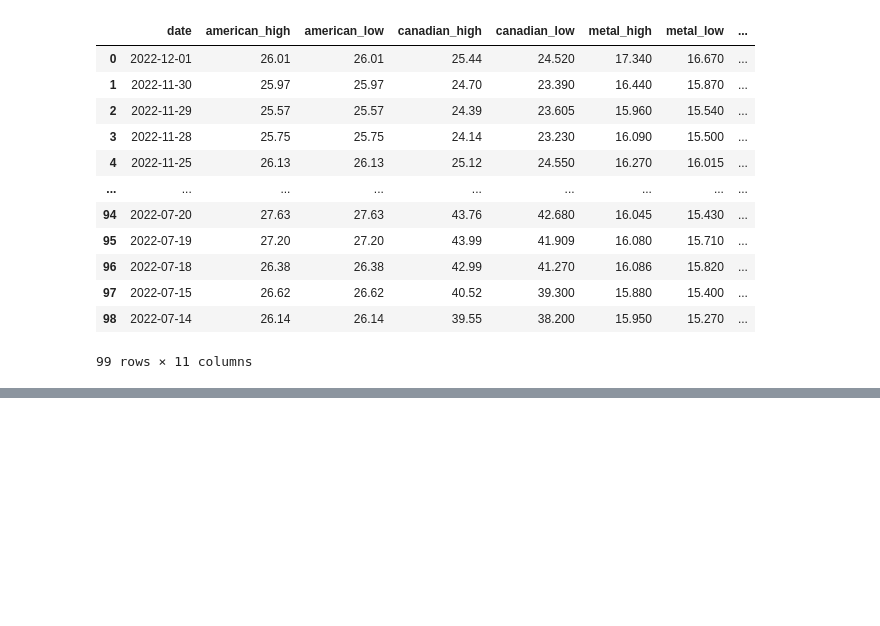
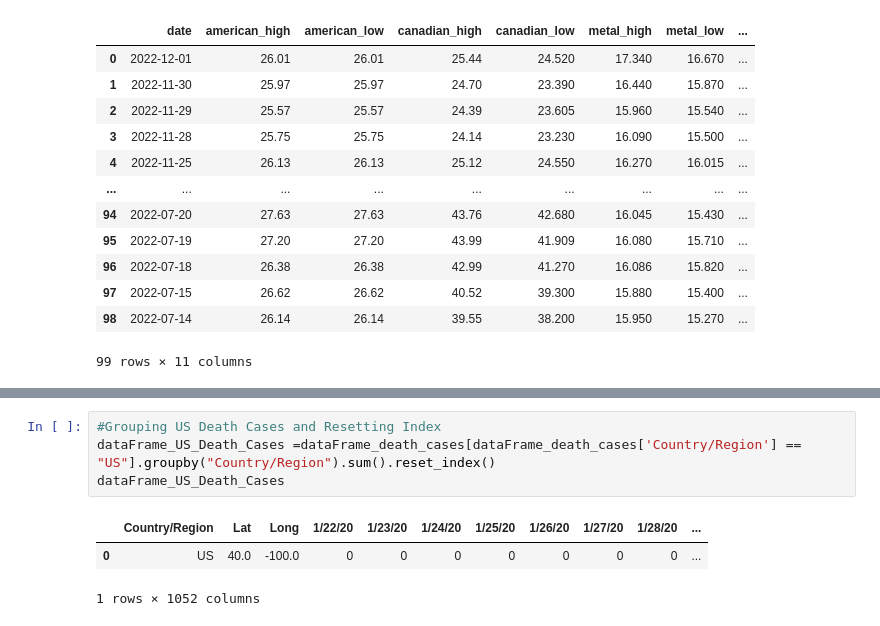
Before and after one commit to AIDA-Saskatchewan-polytechnic/Final_project_by_Naveen-Nilesh, a Jupyter notebook: Source/final_project.ipynb, the cells around one changed output, grey strips where cells are left out. Saved outputs shown, nothing was run; the diff lists cells and outputs as text; blank space fills up the shorter version.

```diff
--- a/Source/final_project.ipynb
+++ b/Source/final_project.ipynb
@@ -309,0 +318,8 @@ dataFrame_stocks
+# %%
+#Grouping US Death Cases and Resetting Index
+dataFrame_US_Death_Cases =dataFrame_death_cases[dataFrame_death_cases['Country/Region'] == "US"].groupby("Country/Region").sum().reset_index()
+dataFrame_US_Death_Cases
+# %% [output]
+|  | Country/Region | Lat | Long | 1/22/20 | 1/23/20 | 1/24/20 | 1/25/20 | 1/26/20 | 1/27/20 | 1/28/20 | ... |
+| 0 | US | 40.0 | -100.0 | 0 | 0 | 0 | 0 | 0 | 0 | 0 | ... |
+1 rows × 1052 columns
```
Also changed, not shown: parts of 1 cell of this notebook.
